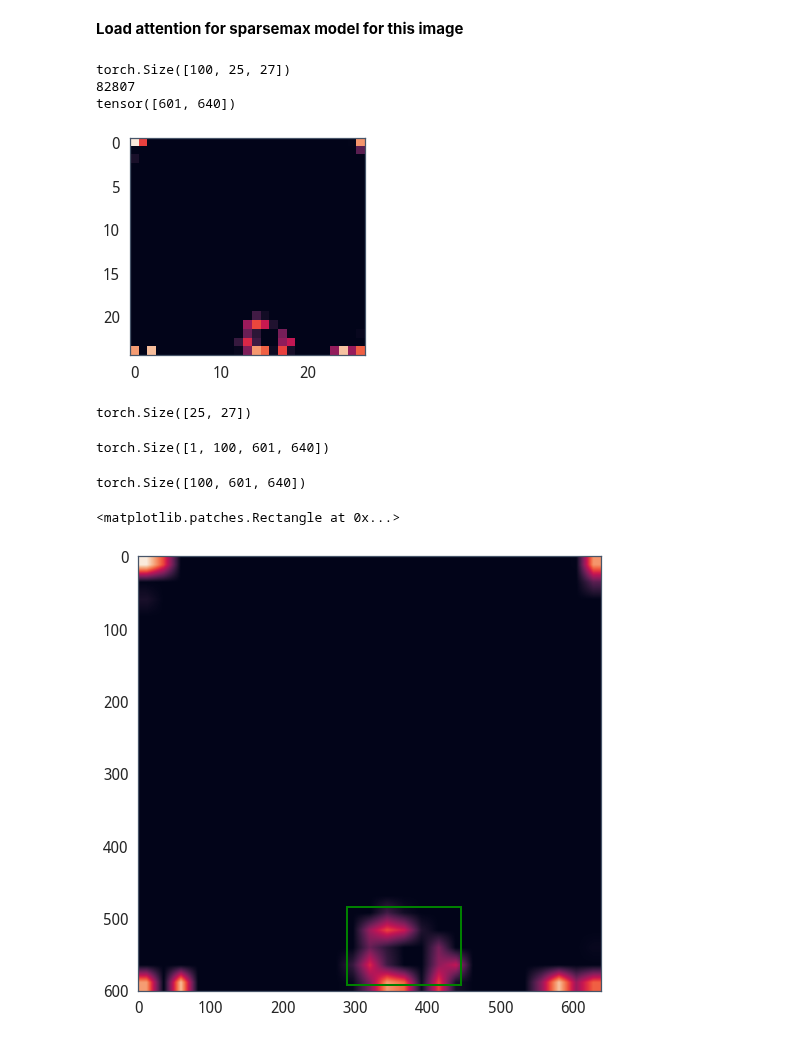
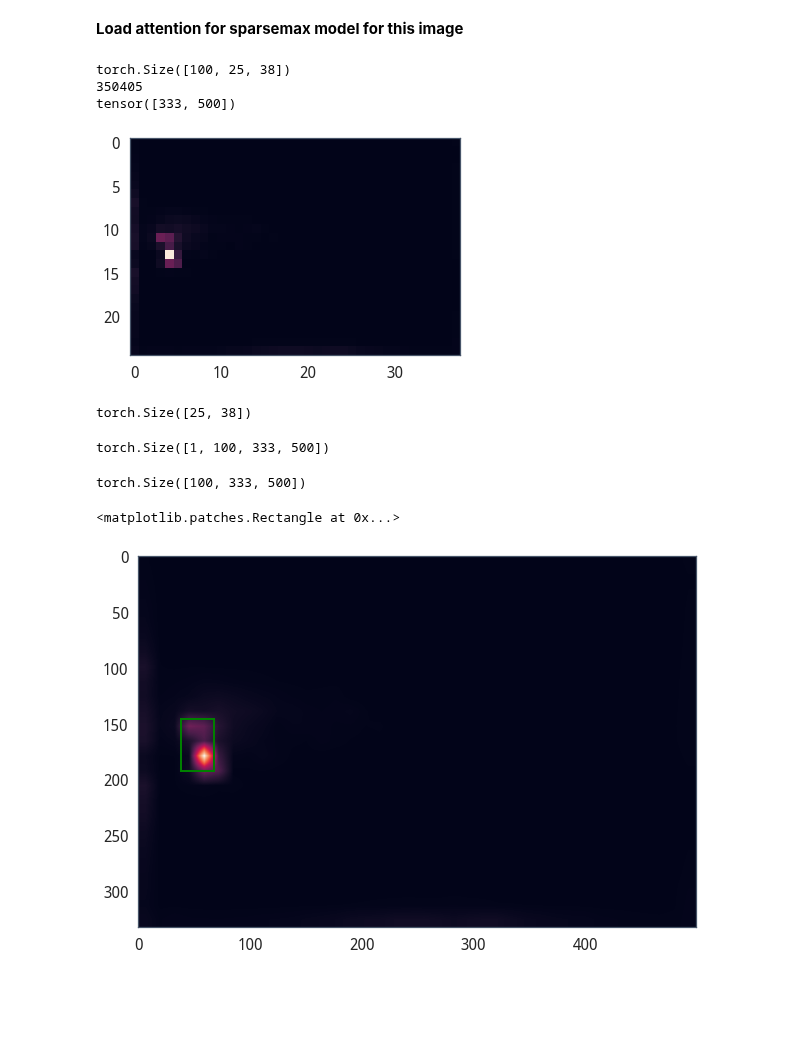
Before and after one commit to erikdao/sparse-detector, a Jupyter notebook: notebooks/analyze_paibb.ipynb, the cells around one changed output. Saved outputs shown, nothing was run; the diff lists cells and outputs as text; code cells hidden in the pictures; blank space fills up the shorter version.

```diff
--- a/notebooks/analyze_paibb.ipynb
+++ b/notebooks/analyze_paibb.ipynb
@@ -56,7 +56,8 @@ def get_annos_for_img(img_id: int) -> Any:
 metric_dir = Path(package_root) / "outputs" / "metrics" / "paibb"
 
 data = []
-fpath = metric_dir / "paibb_entmax15.txt"
+# fpath = metric_dir / "paibb_entmax15.txt"
+fpath = metric_dir / "paibb_sparsemax.txt"
 with open(fpath, "r") as f:
     for line in f:
         # Replace single quotes with double quotes for JSONEncoder to work
@@ -157,22 +159,22 @@ import torch.nn.functional as F
 # plt.imshow(attns_t[20].detach().cpu())
 # plt.grid(False)
 # %%
-res = torch.load(Path(package_root) / "outputs" / "attentions" / "entmax15" / (f"{img_id}".rjust(12, '0') + '.pt'), map_location="cpu")
+res = torch.load(Path(package_root) / "outputs" / "attentions" / "alpha_entmax" / (f"{img_id}".rjust(12, '0') + '.pt'), map_location="cpu")
 print(res['attentions'].shape)
 print(res['image_id'])
 print(res['orig_size'])
 
-plt.imshow(res['attentions'][17].detach().cpu())
+plt.imshow(res['attentions'][11].detach().cpu())
 plt.grid(False)
 # %% [output]
-torch.Size([100, 25, 27])
-82807
-tensor([601, 640])
+torch.Size([100, 25, 38])
+350405
+tensor([333, 500])
-[figure, old version]
+[figure, new version]
 # %%
 res['attentions'].shape[-2:]
 # %% [output]
-torch.Size([25, 27])
+torch.Size([25, 38])
 # %%
 img_h, img_w = res['orig_size'].unbind(-1)
 
@@ -183,24 +185,24 @@ h, w = res['attentions'].shape[-2:]
 attentions = F.interpolate(res['attentions'].unsqueeze(0), (img_h, img_w), mode='bilinear')
 attentions.shape
 # %% [output]
-torch.Size([1, 100, 601, 640])
+torch.Size([1, 100, 333, 500])
 # %%
 attns = attentions.squeeze(0)
 attns.shape
 # %% [output]
-torch.Size([100, 601, 640])
+torch.Size([100, 333, 500])
 # %%
 fig, ax = plt.subplots(figsize=(10, 8))
 
-ax.imshow(attns[17].detach().cpu().numpy())
+ax.imshow(attns[11].detach().cpu().numpy())
 ax.grid(False)
 
-bbox = img_annos[3]['bbox']
+bbox = img_annos[1]['bbox']
 x, y, w, h = bbox
 ax.add_patch(patches.Rectangle((x, y), w, h, fill=False, edgecolor='green', lw=2))
 # %% [output]
 <matplotlib.patches.Rectangle at 0x...>
-[figure, old version]
+[figure, new version]
 # %%
 print(x, y, w, h)
 # %% [output]
```
Also changed, not shown: parts of 9 cells of this notebook, 5 other files.
